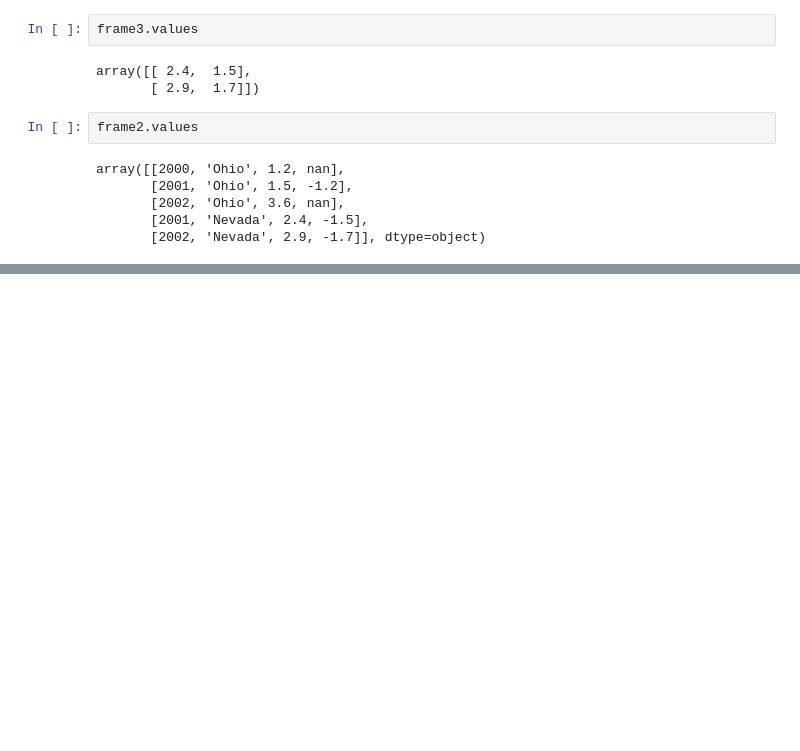
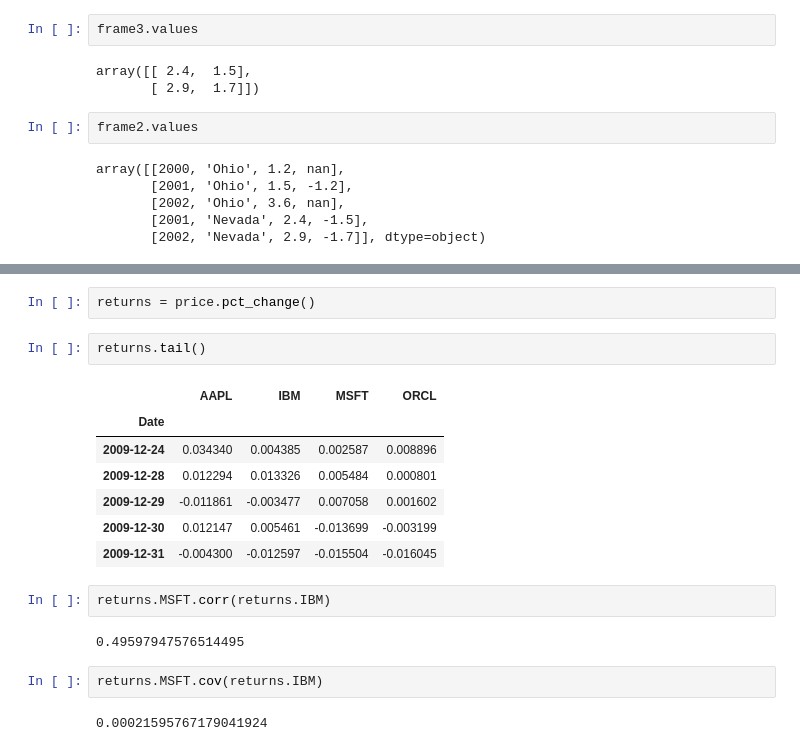
Before and after one commit to skatsuta/pydata-book, a Jupyter notebook: 5_pandas.ipynb, the cells around one changed output, grey strips where cells are left out. Drawn from its saved outputs; the diff is of its cells as text; blank space fills up the shorter version.

```diff
--- a/5_pandas.ipynb
+++ b/5_pandas.ipynb
@@ -370,0 +735,20 @@ NameError: name 'NaN' is not defined
+# %%
+returns = price.pct_change()
+# %%
+returns.tail()
+# %% [output]
+|  | AAPL | IBM | MSFT | ORCL |
+| Date |  |  |  |  |
+| 2009-12-24 | 0.034340 | 0.004385 | 0.002587 | 0.008896 |
+| 2009-12-28 | 0.012294 | 0.013326 | 0.005484 | 0.000801 |
+| 2009-12-29 | -0.011861 | -0.003477 | 0.007058 | 0.001602 |
+| 2009-12-30 | 0.012147 | 0.005461 | -0.013699 | -0.003199 |
+| 2009-12-31 | -0.004300 | -0.012597 | -0.015504 | -0.016045 |
+# %%
+returns.MSFT.corr(returns.IBM)
+# %% [output]
+0.49597947576514495
+# %%
+returns.MSFT.cov(returns.IBM)
+# %% [output]
+0.00021595767179041924
```
Also changed, not shown: parts of 92 cells of this notebook.
